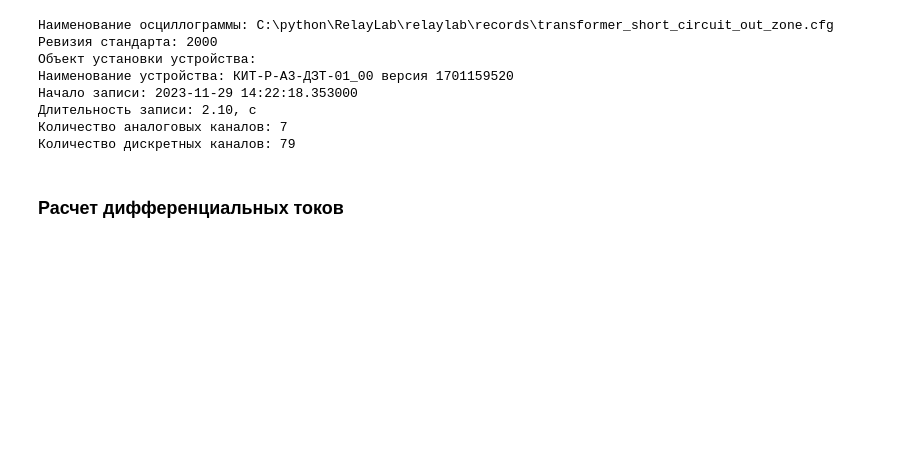
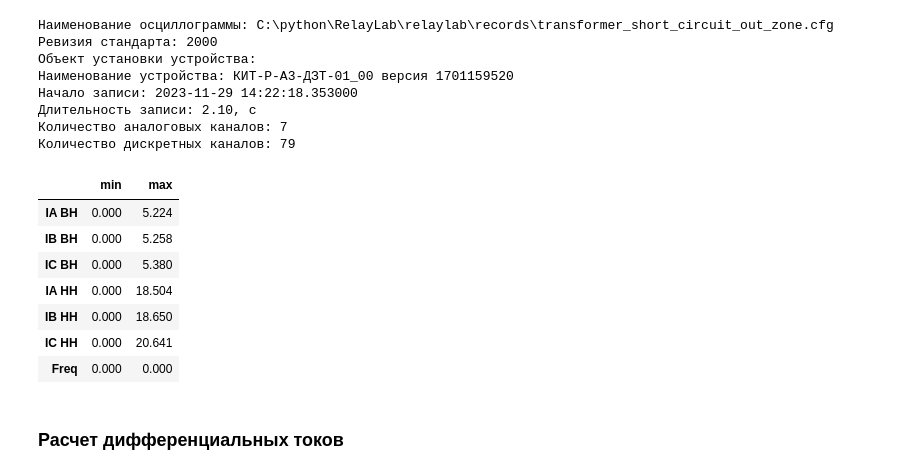
Before and after one commit to selkovevgeny/RelayLab, a Jupyter notebook: notebooks/6. Анализ работы диф. защиты.ipynb, the cells around one changed output. Cells and saved outputs as stored; diff of their text form; code cells hidden in the pictures; blank space fills up the shorter version.

```diff
--- a/notebooks/6. Анализ работы диф. защиты.ipynb
+++ b/notebooks/6. Анализ работы диф. защиты.ipynb
@@ -33,2 +30,13 @@ IA2, IB2, IC2 = rec.IA_NN, rec.IV_NN, rec.IS_NN
+# %%
+rec.describe_analogs()
+# %% [output]
+|  | min | max |
+| IA ВН | 0.000 | 5.224 |
+| IВ ВН | 0.000 | 5.258 |
+| IС ВН | 0.000 | 5.380 |
+| IA НН | 0.000 | 18.504 |
+| IВ НН | 0.000 | 18.650 |
+| IС НН | 0.000 | 20.641 |
+| Freq | 0.000 | 0.000 |
 # %% [markdown]
 ### Расчет дифференциальных токов
```
Also changed, not shown: parts of 2 cells of this notebook, 9 other files.
